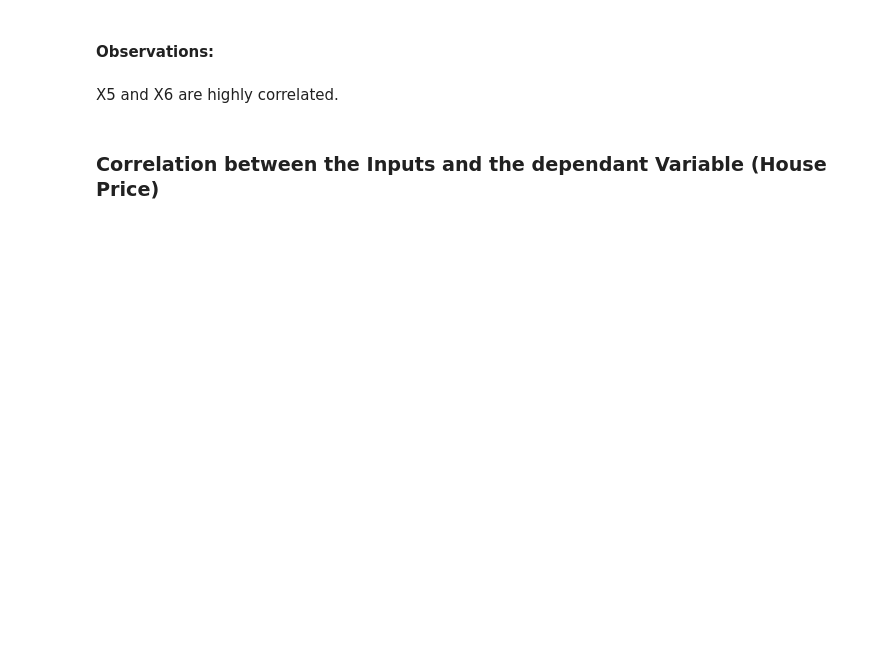
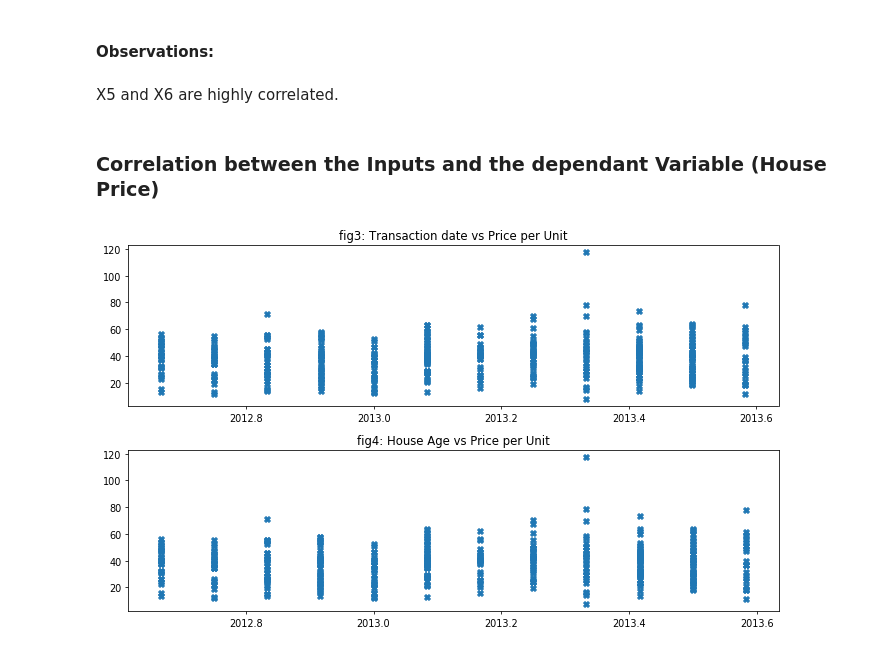
Before and after one commit to kelly19958468/Multivariable-Linear-Regression-Problem, a Jupyter notebook: Real Estate Valuation .ipynb, the cells around one changed output. Drawn from its saved outputs; the diff is of its cells as text; code cells hidden in the pictures; blank space fills up the shorter version.

```diff
--- a/Real Estate Valuation .ipynb
+++ b/Real Estate Valuation .ipynb
@@ -92,4 +93,21 @@ sns.heatmap(df.loc[:, 'X1':'X6'].corr(), cmap="YlGnBu",
 X5 and X6 are highly correlated.
 # %% [markdown]
 ### Correlation between the Inputs and the dependant Variable (House Price)
+# %%
+#Parameter of the graphs
+fig = plt.figure(figsize=(10,6), dpi=70)
+#Transaction date vs Price per Unit
+plt.subplot(2,1,1)
+x1 = df['X1']
+y = df['Y house price of unit area'];plt.scatter(x1,y, marker='X')
+plt.title('fig3: Transaction date vs Price per Unit')
+plt.tight_layout()
+#House Age vs Price per Unit
+plt.subplot(2,1,2)
+x2 = df['X2']
+y = df['Y house price of unit area'];plt.scatter(x1,y, marker='X')
+plt.title('fig4: House Age vs Price per Unit')
+plt.tight_layout()
+# %% [output]
+[figure, added]
 # %%
```
Also changed, not shown: parts of 9 cells of this notebook.
